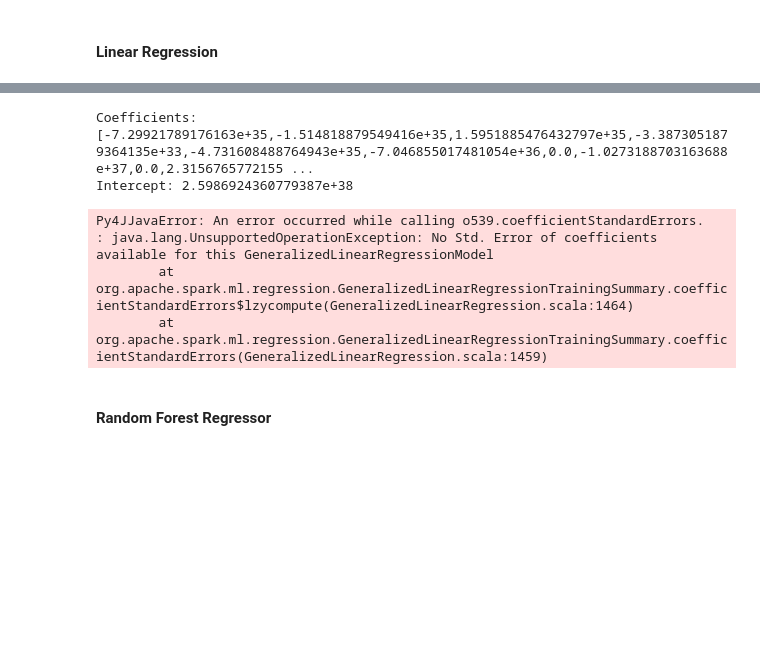
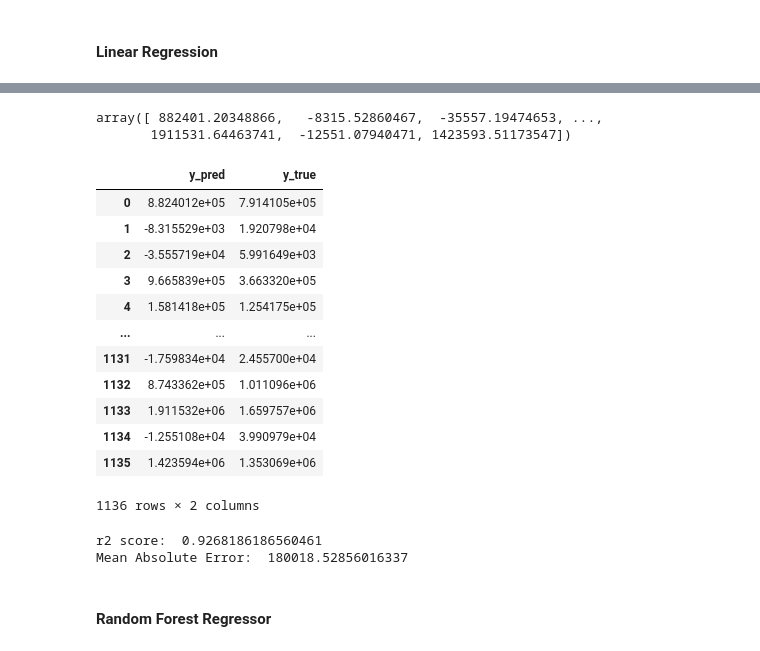
Before and after one commit to MAST30034-Applied-Data-Science/generic-buy-now-pay-later-project-group-14, a Jupyter notebook: models/predict_revenue.ipynb, the cells around one changed output, grey strips where cells are left out. Cells and saved outputs as stored; diff of their text form; code cells hidden in the pictures; blank space fills up the shorter version.

```diff
--- a/models/predict_revenue.ipynb
+++ b/models/predict_revenue.ipynb
@@ -245,0 +120,6 @@ LinearRegressionModel: uid=LinearRegression_ecde2c4f87c2, numFeatures=28
+# %%
+features = ['total_num_consumer', 'total_num_transaction', 'total_revenue', 'total_num_postcode']
+X = np.array(revenue_df[features])
+y = np.array(revenue_df['next_total_revenue'])
+reg = LinearRegression().fit(X, y)
+reg.score(X, y)
@@ -245,0 +131,4 @@ LinearRegressionModel: uid=LinearRegression_ecde2c4f87c2, numFeatures=28
+# %%
+lr = LinearRegression()
+fitted_model = lr.fit(X_train, y_train)
+fitted_model.score(X_test, y_test)
@@ -334,25 +143,31 @@ summary = model.summary
-# %%
-print("Coefficients: " + str(model.coefficients))
-print("Intercept: " + str(model.intercept))
-# %% [output]
-Coefficients: [-7.29921789176163e+35,-1.514818879549416e+35,1.5951885476432797e+35,-3.3873051879364135e+33,-4.731608488764943e+35,-7.046855017481054e+36,0.0,-1.0273188703163688e+37,0.0,2.3156765772155 ...
-Intercept: 2.5986924360779387e+38
-# %%
-print("Coefficient Standard Errors: " + str(summary.coefficientStandardErrors))
-print("T Values: " + str(summary.tValues))
-print("P Values: " + str(summary.pValues))
-print("Dispersion: " + str(summary.dispersion))
-print("Null Deviance: " + str(summary.nullDeviance))
-print("Residual Degree Of Freedom Null: " + str(summary.residualDegreeOfFreedomNull))
-print("Deviance: " + str(summary.deviance))
-print("Residual Degree Of Freedom: " + str(summary.residualDegreeOfFreedom))
-print("AIC: " + str(summary.aic))
-print("Deviance Residuals: ")
-summary.residuals().show()
-# %% [output]
-Py4JJavaError: An error occurred while calling o539.coefficientStandardErrors.
-: java.lang.UnsupportedOperationException: No Std. Error of coefficients available for this GeneralizedLinearRegressionModel
-        at org.apache.spark.ml.regression.GeneralizedLinearRegressionTrainingSummary.coefficientStandardErrors$lzycompute(GeneralizedLinearRegression.scala:1464)
-        at org.apache.spark.ml.regression.GeneralizedLinearRegressionTrainingSummary.coefficientStandardErrors(GeneralizedLinearRegression.scala:1459)
+# %%
+lr_predictions = fitted_model.predict(X_test)
+lr_predictions
+# %% [output]
+array([ 882401.20348866,   -8315.52860467,  -35557.19474653, ...,
+       1911531.64463741,  -12551.07940471, 1423593.51173547])
+# %%
+show_result = pd.DataFrame({'y_pred': lr_predictions, 'y_true': y_test})
+show_result
+# %% [output]
+|  | y_pred | y_true |
+| 0 | 8.824012e+05 | 7.914105e+05 |
+| 1 | -8.315529e+03 | 1.920798e+04 |
+| 2 | -3.555719e+04 | 5.991649e+03 |
+| 3 | 9.665839e+05 | 3.663320e+05 |
+| 4 | 1.581418e+05 | 1.254175e+05 |
+| ... | ... | ... |
+| 1131 | -1.759834e+04 | 2.455700e+04 |
+| 1132 | 8.743362e+05 | 1.011096e+06 |
+| 1133 | 1.911532e+06 | 1.659757e+06 |
+| 1134 | -1.255108e+04 | 3.990979e+04 |
+| 1135 | 1.423594e+06 | 1.353069e+06 |
+1136 rows × 2 columns
+# %%
+print("r2 score: ", r2_score(lr_predictions, y_test))
+print("Mean Absolute Error: ", mean_absolute_error(lr_predictions, y_test))
+# %% [output]
+r2 score:  0.9268186186560461
+Mean Absolute Error:  180018.52856016337
 # %% [markdown]
 #### Random Forest Regressor
```
Also changed, not shown: parts of 81 cells of this notebook, 1 other file.
